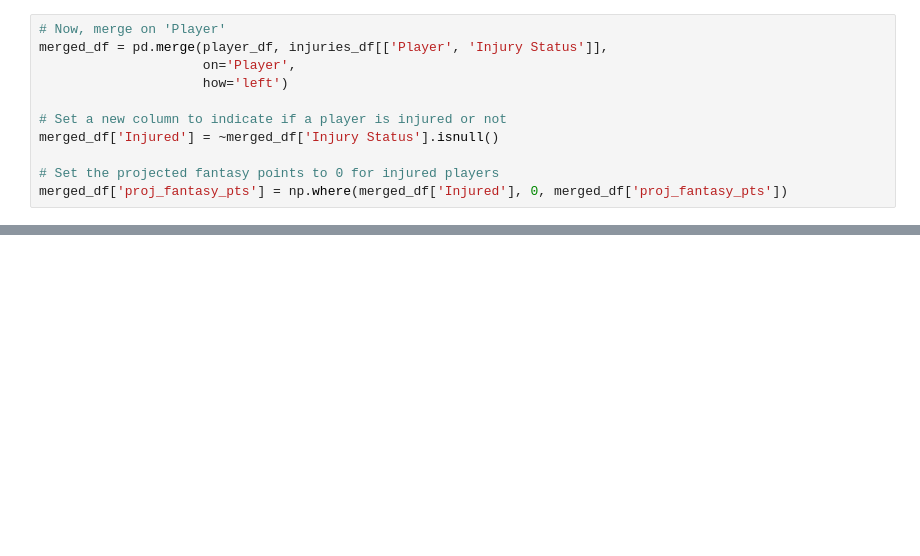
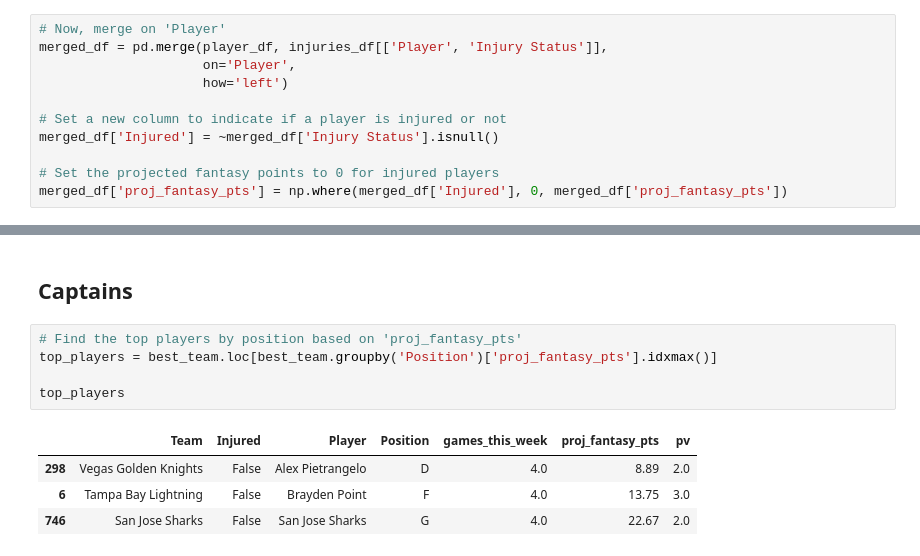
Before and after one commit to bolg55/NHL-Fantasy, a Jupyter notebook: NHL Fantasy Optimizer.ipynb, the cells around one changed output, grey strips where cells are left out. Saved outputs shown, nothing was run; the diff lists cells and outputs as text; blank space fills up the shorter version.

```diff
--- a/NHL Fantasy Optimizer.ipynb
+++ b/NHL Fantasy Optimizer.ipynb
@@ -472,0 +548,12 @@ goalies = 2
+# %% [markdown]
+## Captains
+# %%
+# Find the top players by position based on 'proj_fantasy_pts'
+top_players = best_team.loc[best_team.groupby('Position')['proj_fantasy_pts'].idxmax()]
+
+top_players
+# %% [output]
+|  | Team | Injured | Player | Position | games_this_week | proj_fantasy_pts | pv |
+| 298 | Vegas Golden Knights | False | Alex Pietrangelo | D | 4.0 | 8.89 | 2.0 |
+| 6 | Tampa Bay Lightning | False | Brayden Point | F | 4.0 | 13.75 | 3.0 |
+| 746 | San Jose Sharks | False | San Jose Sharks | G | 4.0 | 22.67 | 2.0 |
```
Also changed, not shown: parts of 28 cells of this notebook.
